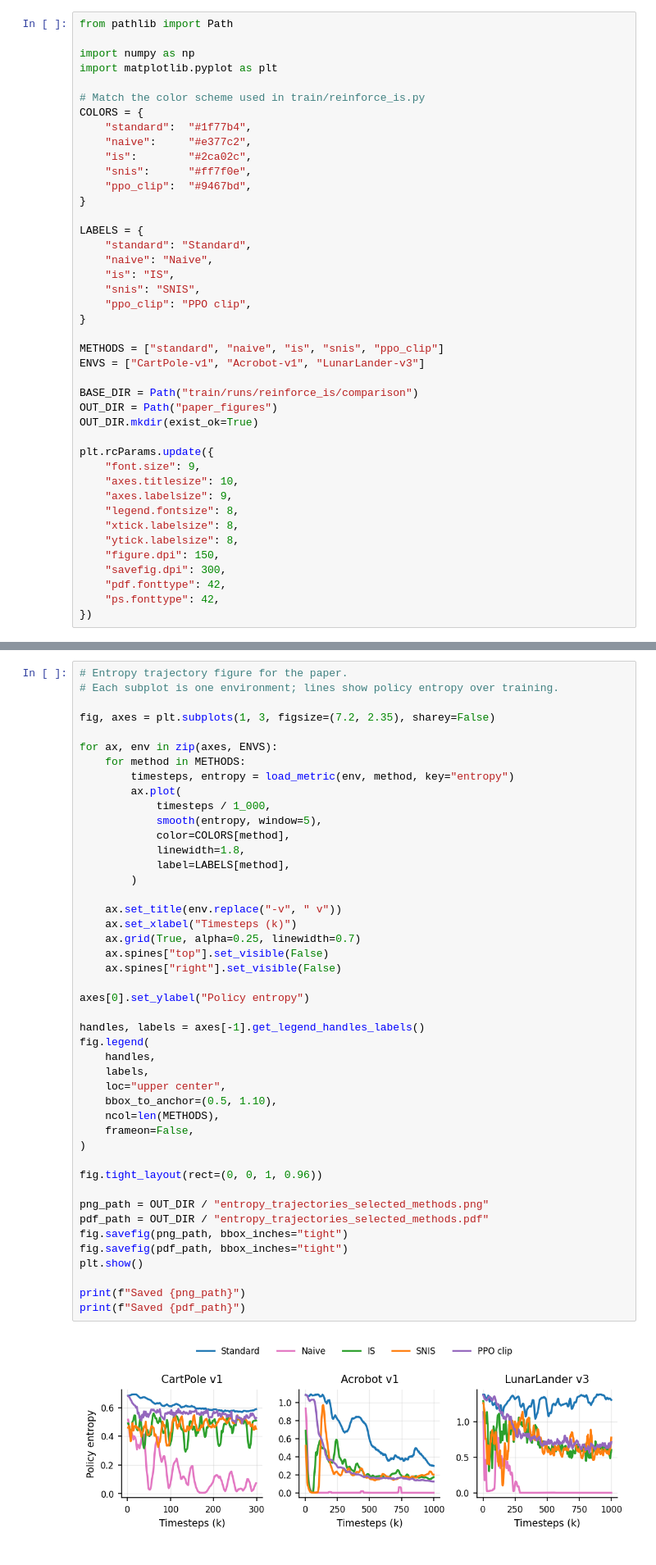
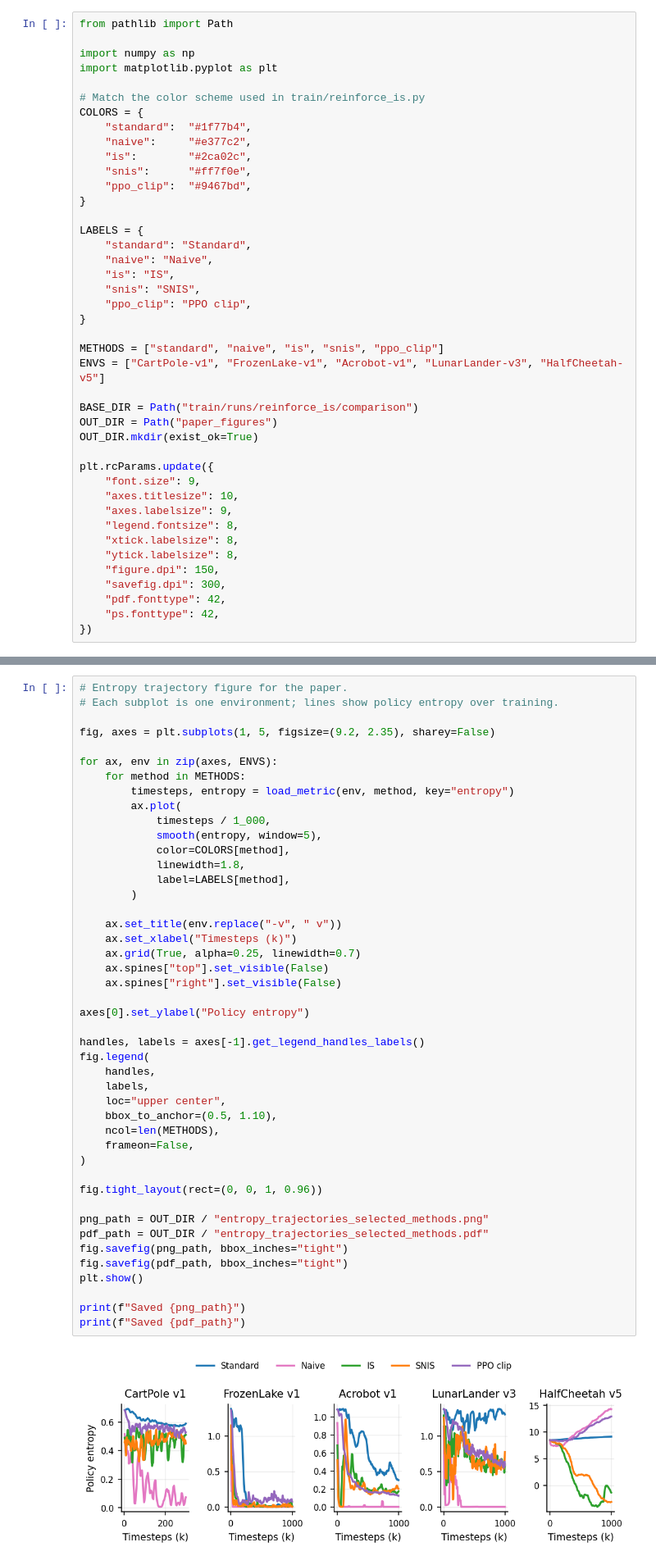
Before and after one commit to ryanpadnis/MonteCarlo, a Jupyter notebook: paper_entropy_plots.ipynb, the cells around one changed output, grey strips where cells are left out. Shown at 82% size. Cells and saved outputs as stored; diff of their text form.

Commit message:
new plots

```diff
--- a/paper_entropy_plots.ipynb
+++ b/paper_entropy_plots.ipynb
@@ -26,7 +26,7 @@ LABELS = {
 }
 
 METHODS = ["standard", "naive", "is", "snis", "ppo_clip"]
-ENVS = ["CartPole-v1", "Acrobot-v1", "LunarLander-v3"]
+ENVS = ["CartPole-v1", "FrozenLake-v1", "Acrobot-v1", "LunarLander-v3", "HalfCheetah-v5"]
 
 BASE_DIR = Path("train/runs/reinforce_is/comparison")
 OUT_DIR = Path("paper_figures")
@@ -68,7 +68,7 @@ def smooth(y, window=5):
 # Entropy trajectory figure for the paper.
 # Each subplot is one environment; lines show policy entropy over training.
 
-fig, axes = plt.subplots(1, 3, figsize=(7.2, 2.35), sharey=False)
+fig, axes = plt.subplots(1, 5, figsize=(9.2, 2.35), sharey=False)
 
 for ax, env in zip(axes, ENVS):
     for method in METHODS:
@@ -83,34 +83,34 @@ for ax, env in zip(axes, ENVS):
 
     ax.set_title(env.replace("-v", " v"))
     ax.set_xlabel("Timesteps (k)")
     ax.grid(True, alpha=0.25, linewidth=0.7)
     ax.spines["top"].set_visible(False)
     ax.spines["right"].set_visible(False)
 
 axes[0].set_ylabel("Policy entropy")
 
 handles, labels = axes[-1].get_legend_handles_labels()
 fig.legend(
     handles,
     labels,
     loc="upper center",
     bbox_to_anchor=(0.5, 1.10),
     ncol=len(METHODS),
     frameon=False,
 )
 
 fig.tight_layout(rect=(0, 0, 1, 0.96))
 
 png_path = OUT_DIR / "entropy_trajectories_selected_methods.png"
 pdf_path = OUT_DIR / "entropy_trajectories_selected_methods.pdf"
 fig.savefig(png_path, bbox_inches="tight")
 fig.savefig(pdf_path, bbox_inches="tight")
 plt.show()
 
 print(f"Saved {png_path}")
 print(f"Saved {pdf_path}")
 # %% [output]
-[figure, old version]
+[figure, new version]
 Saved paper_figures\entropy_trajectories_selected_methods.png
 Saved paper_figures\entropy_trajectories_selected_methods.pdf
 # %% [markdown]
```
Also changed, not shown: 7 other files.
